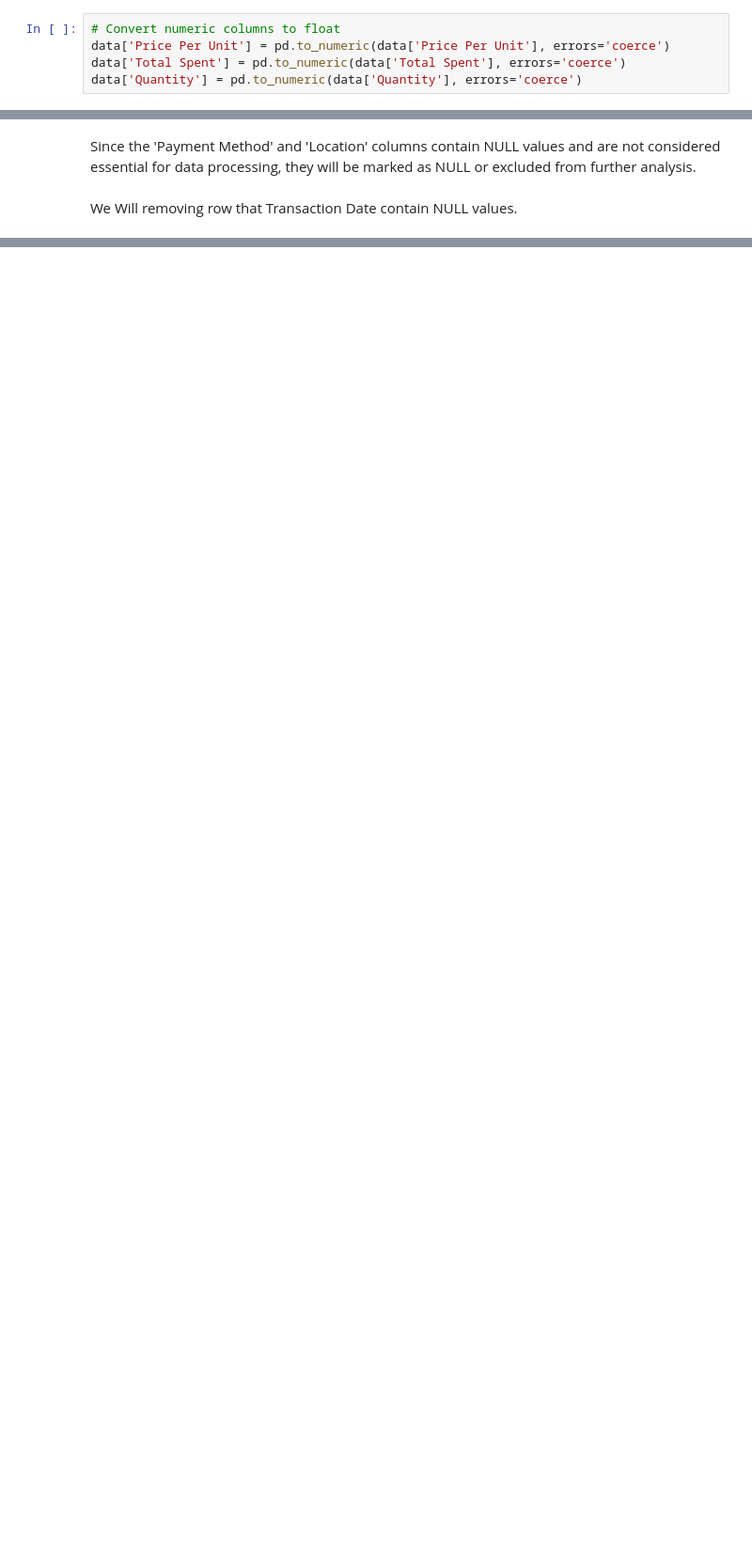
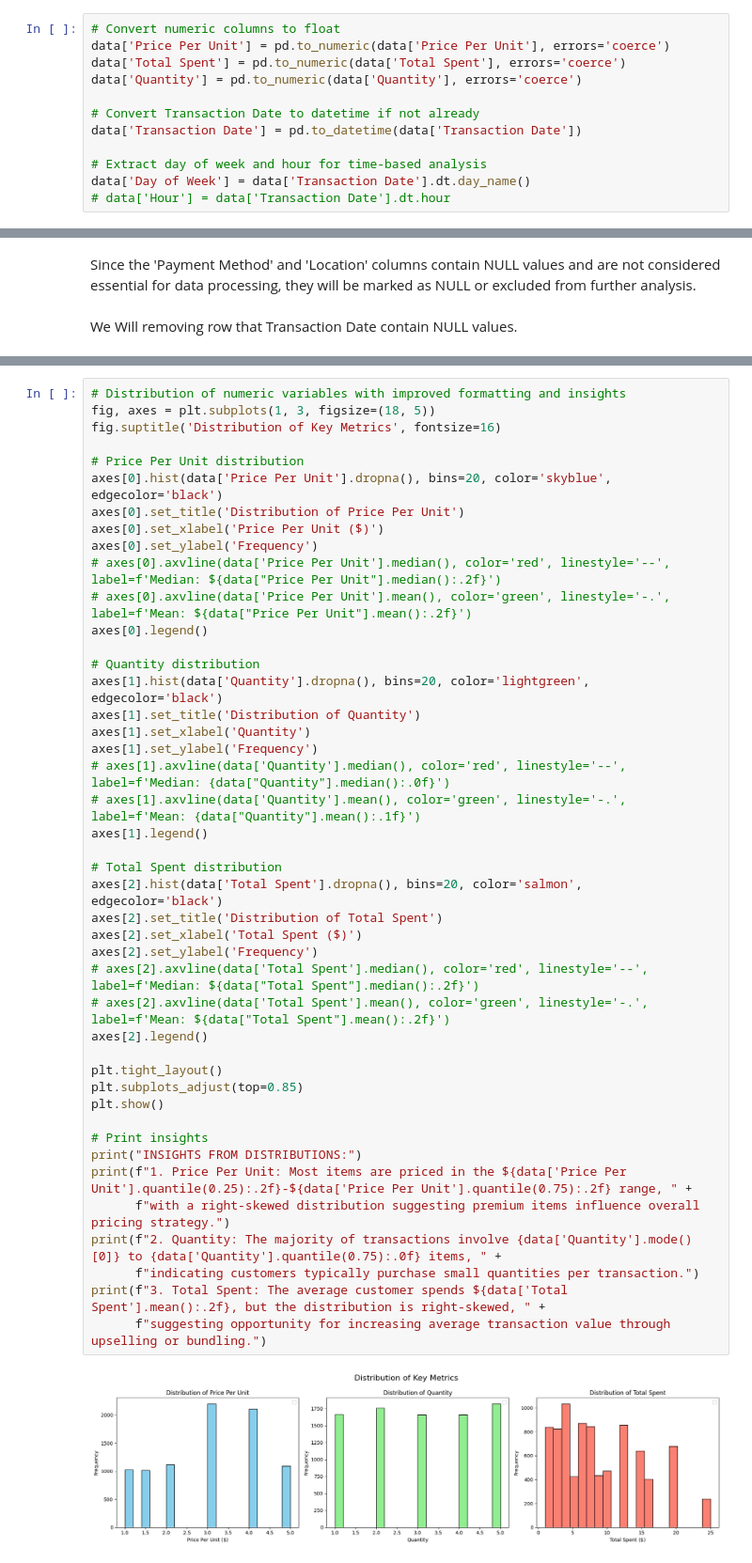
Before and after one commit to ItSam77/Semester-6, a Jupyter notebook: PDS/edas/eda.ipynb, the cells around one changed output, grey strips where cells are left out. Shown at 94% size. Drawn from its saved outputs; the diff is of its cells as text; blank space fills up the shorter version.

```diff
--- a/PDS/edas/eda.ipynb
+++ b/PDS/edas/eda.ipynb
@@ -153,6 +129,13 @@ for Price Per Unit, Total Spent and Quantity to Float
 data['Price Per Unit'] = pd.to_numeric(data['Price Per Unit'], errors='coerce')
 data['Total Spent'] = pd.to_numeric(data['Total Spent'], errors='coerce')
 data['Quantity'] = pd.to_numeric(data['Quantity'], errors='coerce')
+
+# Convert Transaction Date to datetime if not already
+data['Transaction Date'] = pd.to_datetime(data['Transaction Date'])
+
+# Extract day of week and hour for time-based analysis
+data['Day of Week'] = data['Transaction Date'].dt.day_name()
+# data['Hour'] = data['Transaction Date'].dt.hour
 # %% [markdown]
 ### Handling Missing Value
 We got so many missing value in our data, so we must clean it up.
@@ -340,0 +358,46 @@ memory usage: 602.2+ KB
+# %%
+# Distribution of numeric variables with improved formatting and insights
+fig, axes = plt.subplots(1, 3, figsize=(18, 5))
+fig.suptitle('Distribution of Key Metrics', fontsize=16)
+
+# Price Per Unit distribution
+axes[0].hist(data['Price Per Unit'].dropna(), bins=20, color='skyblue', edgecolor='black')
+axes[0].set_title('Distribution of Price Per Unit')
+axes[0].set_xlabel('Price Per Unit ($)')
+axes[0].set_ylabel('Frequency')
+# axes[0].axvline(data['Price Per Unit'].median(), color='red', linestyle='--', label=f'Median: ${data["Price Per Unit"].median():.2f}')
+# axes[0].axvline(data['Price Per Unit'].mean(), color='green', linestyle='-.', label=f'Mean: ${data["Price Per Unit"].mean():.2f}')
+axes[0].legend()
+
+# Quantity distribution
+axes[1].hist(data['Quantity'].dropna(), bins=20, color='lightgreen', edgecolor='black')
+axes[1].set_title('Distribution of Quantity')
+axes[1].set_xlabel('Quantity')
+axes[1].set_ylabel('Frequency')
+# axes[1].axvline(data['Quantity'].median(), color='red', linestyle='--', label=f'Median: {data["Quantity"].median():.0f}')
+# axes[1].axvline(data['Quantity'].mean(), color='green', linestyle='-.', label=f'Mean: {data["Quantity"].mean():.1f}')
+axes[1].legend()
+
+# Total Spent distribution
+axes[2].hist(data['Total Spent'].dropna(), bins=20, color='salmon', edgecolor='black')
+axes[2].set_title('Distribution of Total Spent')
+axes[2].set_xlabel('Total Spent ($)')
+axes[2].set_ylabel('Frequency')
+# axes[2].axvline(data['Total Spent'].median(), color='red', linestyle='--', label=f'Median: ${data["Total Spent"].median():.2f}')
+# axes[2].axvline(data['Total Spent'].mean(), color='green', linestyle='-.', label=f'Mean: ${data["Total Spent"].mean():.2f}')
+axes[2].legend()
+
+plt.tight_layout()
+plt.subplots_adjust(top=0.85)
+plt.show()
+
+# Print insights
+print("INSIGHTS FROM DISTRIBUTIONS:")
+print(f"1. Price Per Unit: Most items are priced in the ${data['Price Per Unit'].quantile(0.25):.2f}-${data['Price Per Unit'].quantile(0.75):.2f} range, " +
+      f"with a right-skewed distribution suggesting premium items influence overall pricing strategy.")
+print(f"2. Quantity: The majority of transactions involve {data['Quantity'].mode()[0]} to {data['Quantity'].quantile(0.75):.0f} items, " +
+      f"indicating customers typically purchase small quantities per transaction.")
+print(f"3. Total Spent: The average customer spends ${data['Total Spent'].mean():.2f}, but the distribution is right-skewed, " +
+      f"suggesting opportunity for increasing average transaction value through upselling or bundling.")
+# %% [output]
+[figure, added]
```
Also changed, not shown: parts of 14 cells of this notebook.
